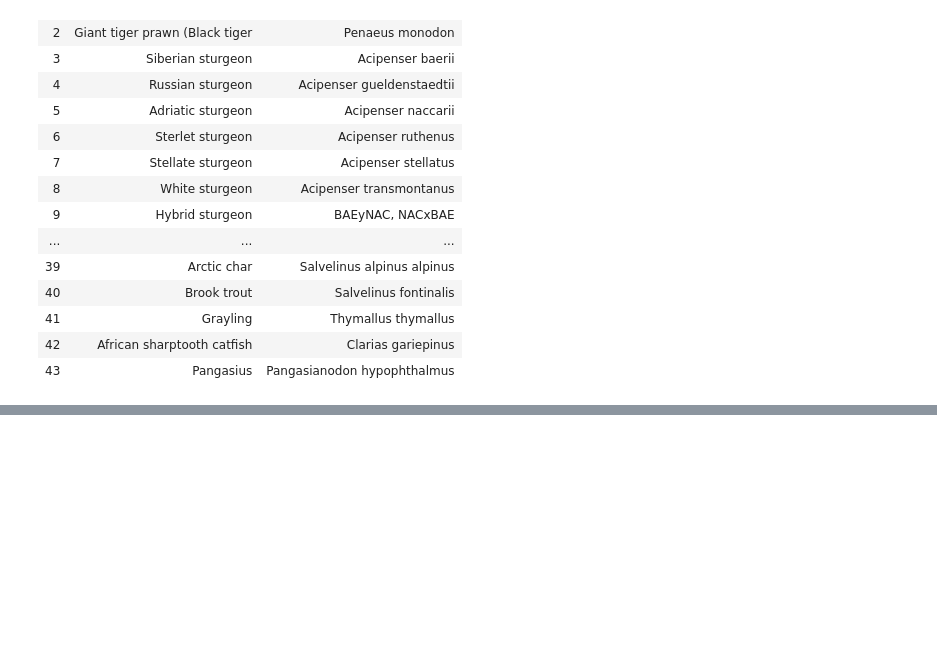
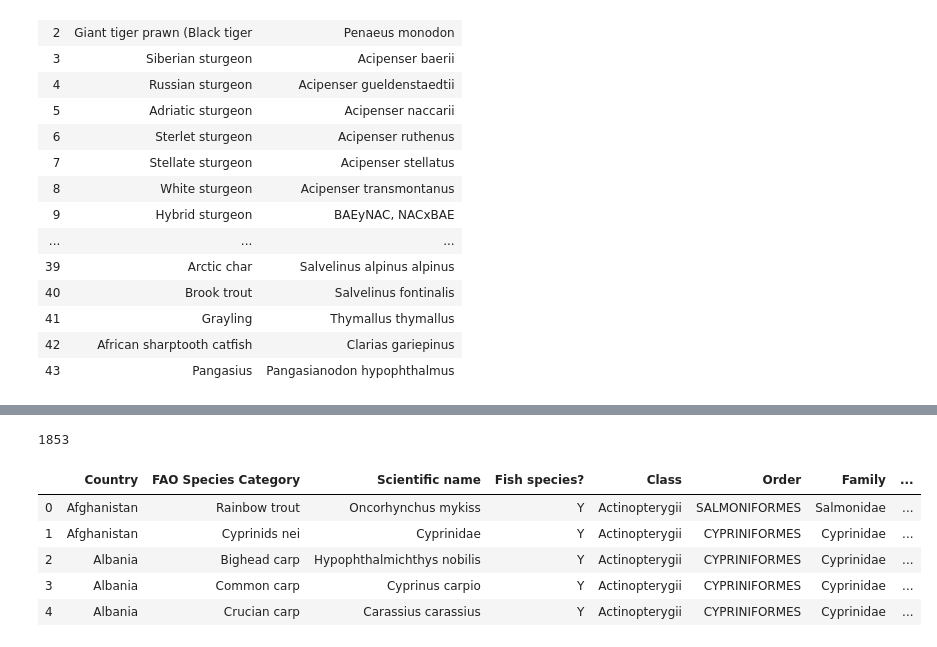
Before and after one commit to angelinahli/fish_welfare, a Jupyter notebook: scripts/suplemental_data.ipynb, the cells around one changed output, grey strips where cells are left out. Cells and saved outputs as stored; diff of their text form; code cells hidden in the pictures; blank space fills up the shorter version.

Commit message:
started investigating fish count data

```diff
--- a/scripts/suplemental_data.ipynb
+++ b/scripts/suplemental_data.ipynb
@@ -23,7 +23,10 @@ from bs4 import BeautifulSoup
 # %%
 MAIN_DIR = ".."
 DATA_DIR = os.path.join(MAIN_DIR, "data")
-DB_FILEPATH = os.path.join(DATA_DIR, "fishdb.json")
+ETHO_DIR = os.path.join(DATA_DIR, "fish_etho_db")
+COUNT_DIR = os.path.join(DATA_DIR, "fish_count")
+
+ETHO_INPUT_FP = os.path.join(ETHO_DIR, "fishdb.json")
 
 S_PAUSE = 5 # how many seconds to pause in between requests
 REQ_SUCCESS = 200 # success status code
@@ -142,0 +154,4 @@ db_df[["name_english", "name_latin"]]
+# %%
+CT_DECAPOD_FP = os.path.join(COUNT_DIR, "Farmed-decapods-2015.xlsx")
+CT_FISH_FP = os.path.join(COUNT_DIR, "Farmed-fishes-2015.xlsx")
+CT_WILD_FP = os.path.join(COUNT_DIR, "fishcount_estimated_wild_fish_2007-2016.xlsx")
@@ -142,0 +171,12 @@ db_df[["name_english", "name_latin"]]
+# %%
+fish_df = pd.read_excel(CT_FISH_FP, sheet_name="Fish species", header=6)
+print(len(fish_df))
+fish_df.head()
+# %% [output]
+1853
+|  | Country | FAO Species Category | Scientific name | Fish species? | Class | Order | Family | ... |
+| 0 | Afghanistan | Rainbow trout | Oncorhynchus mykiss | Y | Actinopterygii | SALMONIFORMES | Salmonidae | ... |
+| 1 | Afghanistan | Cyprinids nei | Cyprinidae | Y | Actinopterygii | CYPRINIFORMES | Cyprinidae | ... |
+| 2 | Albania | Bighead carp | Hypophthalmichthys nobilis | Y | Actinopterygii | CYPRINIFORMES | Cyprinidae | ... |
+| 3 | Albania | Common carp | Cyprinus carpio | Y | Actinopterygii | CYPRINIFORMES | Cyprinidae | ... |
+| 4 | Albania | Crucian carp | Carassius carassius | Y | Actinopterygii | CYPRINIFORMES | Cyprinidae | ... |
```
Also changed, not shown: parts of 10 cells of this notebook, 6 other files.
